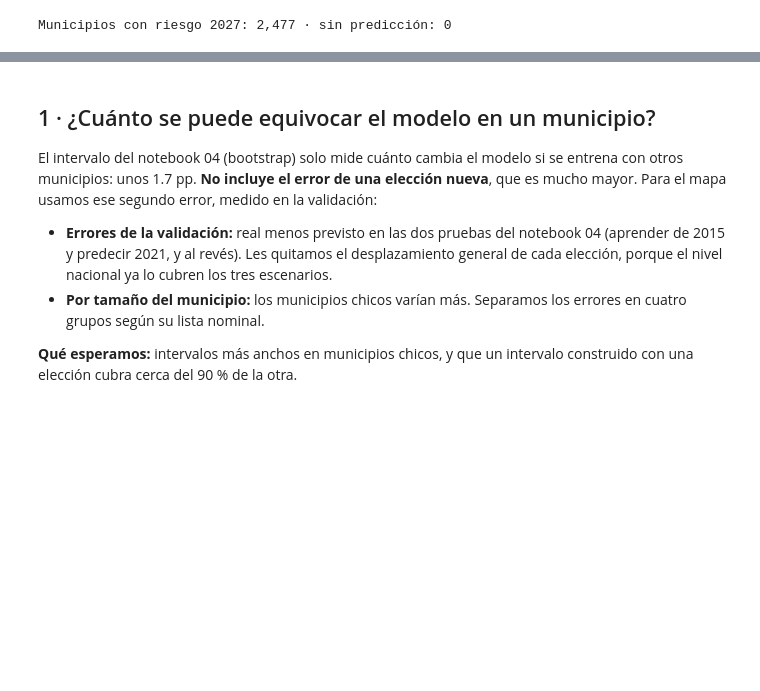
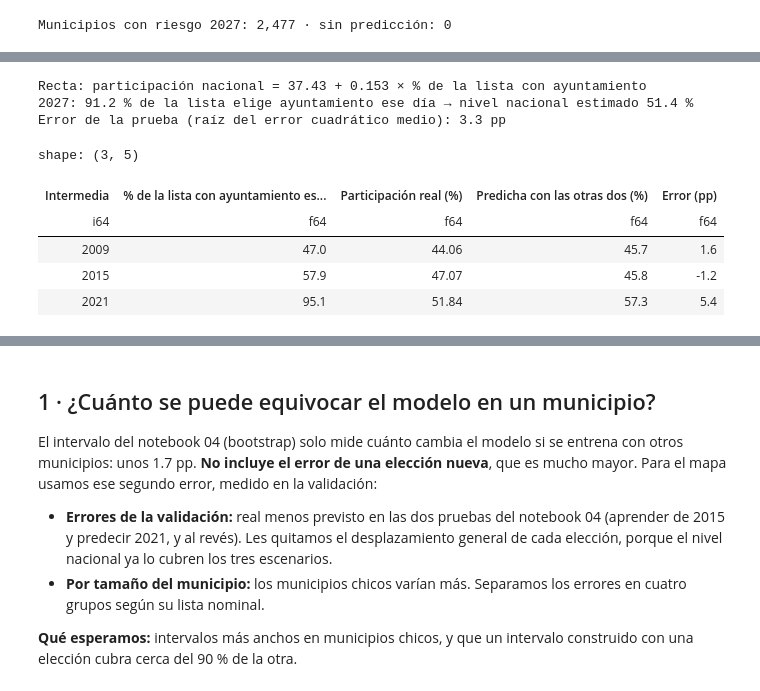
Before and after one commit to JorgeTato99/ine-hackathon-2026, a Jupyter notebook: notebooks/05_semaforo_y_mapa.ipynb, the cells around one changed output, grey strips where cells are left out. Saved outputs shown, nothing was run; the diff lists cells and outputs as text; code cells hidden in the pictures; blank space fills up the shorter version.

```diff
--- a/notebooks/05_semaforo_y_mapa.ipynb
+++ b/notebooks/05_semaforo_y_mapa.ipynb
@@ -77,0 +88,42 @@ Municipios con riesgo 2027: 2,477 · sin predicción: 0
+# %%
+NAC = {2009: 44.06, 2015: 47.07, 2021: 51.84}   # participación nacional de las intermedias según los CCPC (notebook 01)
+calendario = (panel.filter(pl.col('AELEC').is_in(list(NAC))).group_by('AELEC').agg(
+                  pct_lista_ayuntamiento=(pl.col('LN') * pl.col('ayuntamiento_mismo_dia').cast(pl.Float64)).sum() / pl.col('LN').sum() * 100)
+              .sort('AELEC').with_columns(participacion_nacional=pl.col('AELEC').replace_strict(NAC, return_dtype=pl.Float64)))
+f27 = variables.filter(pl.col('eleccion_objetivo') == 2027)
+PCT_AYTO_2027 = (f27['lista_presidencial'] * f27['ayuntamiento_mismo_dia_intermedia']).sum() / f27['lista_presidencial'].sum() * 100
+x, y = calendario['pct_lista_ayuntamiento'].to_numpy(), calendario['participacion_nacional'].to_numpy()
+filas = []
+for i, anio in enumerate(calendario['AELEC'].to_list()):
+    otras = np.arange(len(x)) != i
+    b1, b0 = np.polyfit(x[otras], y[otras], 1)
+    filas.append({'Intermedia': anio, '% de la lista con ayuntamiento ese día': round(x[i], 1), 'Participación real (%)': y[i],
+                  'Predicha con las otras dos (%)': round(b0 + b1 * x[i], 1), 'Error (pp)': round(b0 + b1 * x[i] - y[i], 1)})
+prueba_nacional = pl.DataFrame(filas)
+PENDIENTE, ORDENADA = np.polyfit(x, y, 1)
+NIVEL_2027 = round(float(ORDENADA + PENDIENTE * PCT_AYTO_2027), 2)
+ERROR_NACIONAL = float(np.sqrt(np.mean(prueba_nacional['Error (pp)'].to_numpy() ** 2)))   # raíz del error cuadrático medio de la prueba
+ESCENARIOS = {'estimado': NIVEL_2027}
+SENSIBILIDAD = {'como 2009': 44.06, 'como 2015': 47.07, 'como 2021': 51.84}
+print(f'Recta: participación nacional = {ORDENADA:.2f} + {PENDIENTE:.3f} × % de la lista con ayuntamiento')
+print(f'2027: {PCT_AYTO_2027:.1f} % de la lista elige ayuntamiento ese día → nivel nacional estimado {NIVEL_2027:.1f} %')
+print(f'Error de la prueba (raíz del error cuadrático medio): {ERROR_NACIONAL:.1f} pp')
+
+def participacion_municipal(nivel):
+    # Mismo cálculo que el notebook 04: nivel + desviación prevista + un ajuste común para que el promedio ponderado por la lista sea el nivel
+    pesos = riesgo['lista_2024'].fill_null(0).to_numpy().astype(float)
+    bruta = nivel + riesgo['desviacion_prevista'].to_numpy()
+    return np.clip(bruta + nivel - np.average(bruta, weights=pesos), 0, 100)
+assert np.allclose(participacion_municipal(47.07), riesgo['participacion_prevista_medio'].to_numpy()), 'no reproduce el cálculo del notebook 04'
+riesgo = riesgo.with_columns(participacion_prevista_estimado=pl.Series(participacion_municipal(NIVEL_2027)))
+prueba_nacional
+# %% [output]
+Recta: participación nacional = 37.43 + 0.153 × % de la lista con ayuntamiento
+2027: 91.2 % de la lista elige ayuntamiento ese día → nivel nacional estimado 51.4 %
+Error de la prueba (raíz del error cuadrático medio): 3.3 pp
+shape: (3, 5)
+| Intermedia | % de la lista con ayuntamiento es... | Participación real (%) | Predicha con las otras dos (%) | Error (pp) |
+| i64 | f64 | f64 | f64 | f64 |
+| 2009 | 47.0 | 44.06 | 45.7 | 1.6 |
+| 2015 | 57.9 | 47.07 | 45.8 | -1.2 |
+| 2021 | 95.1 | 51.84 | 57.3 | 5.4 |
```
Also changed, not shown: parts of 12 cells of this notebook, 20 other files.
